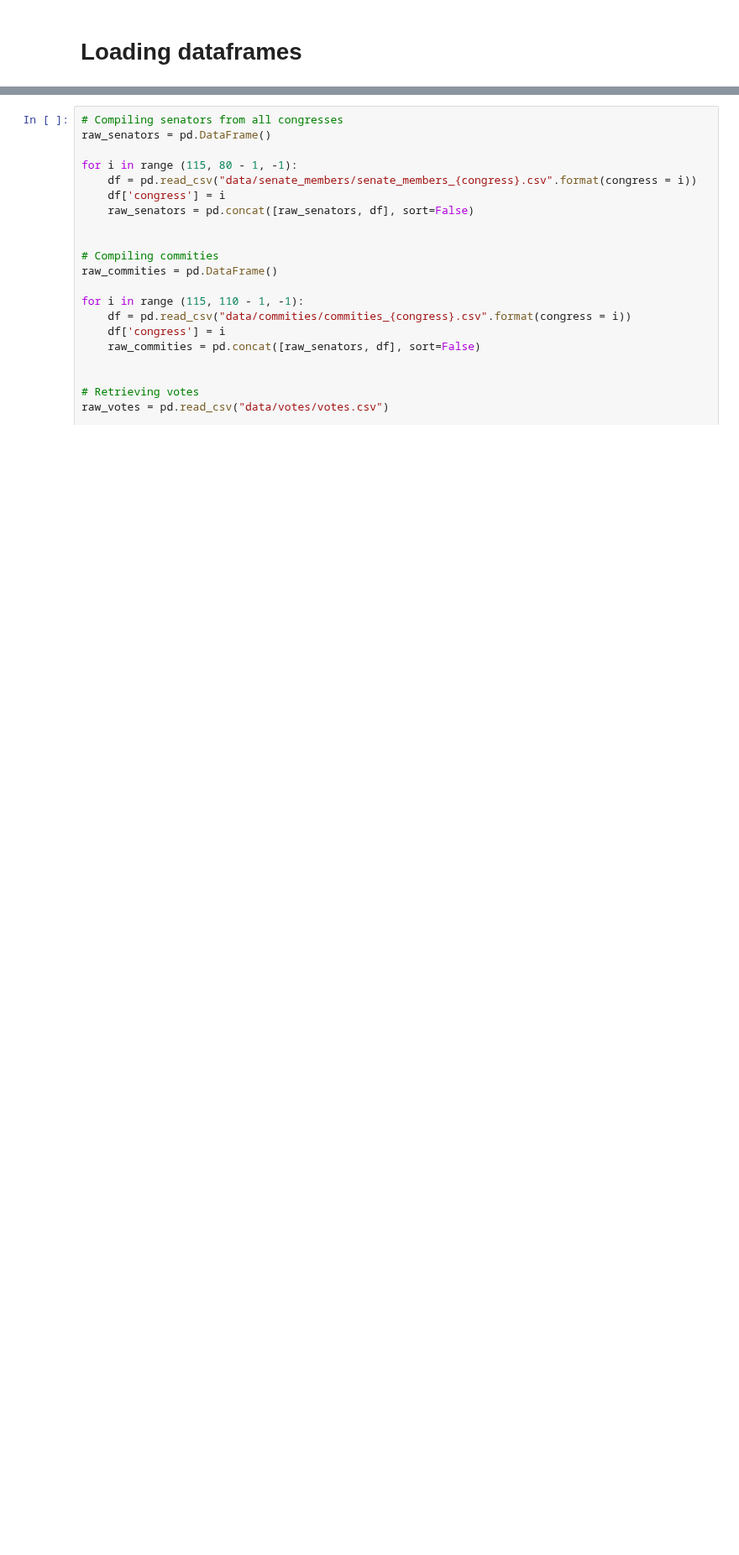
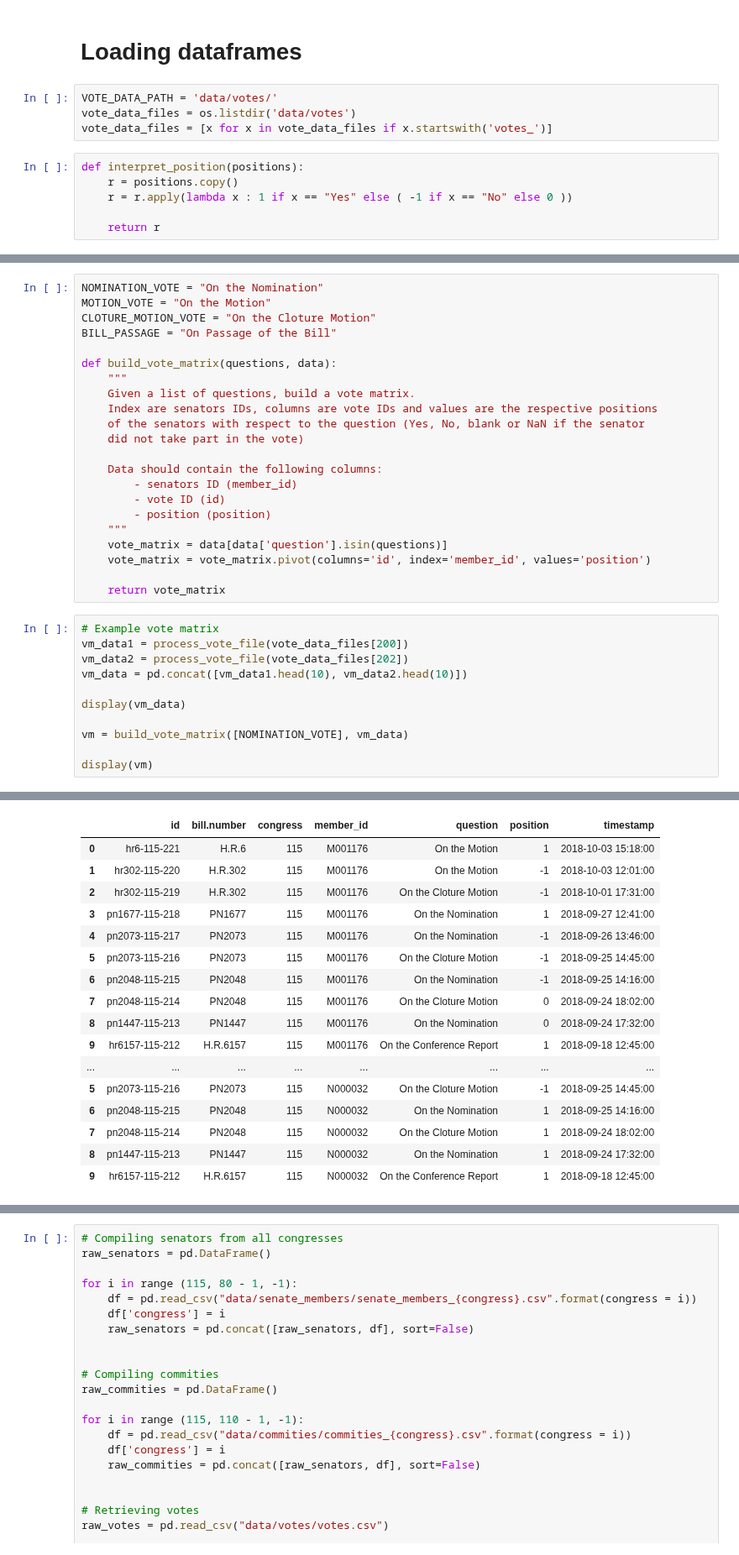
Before and after one commit to lkiel/US-Senators, a Jupyter notebook: Exploratory-Analysis.ipynb, the cells around one changed output, grey strips where cells are left out. Shown at 84% size. Saved outputs shown, nothing was run; the diff lists cells and outputs as text; blank space fills up the shorter version.

Commit message:
Implement vote data parsing, cleaning and vote matrix generation

```diff
--- a/Exploratory-Analysis.ipynb
+++ b/Exploratory-Analysis.ipynb
@@ -5,2 +7,12 @@ import matplotlib.pyplot as plt
 # %% [markdown]
 # Loading dataframes
+# %%
+VOTE_DATA_PATH = 'data/votes/'
+vote_data_files = os.listdir('data/votes')
+vote_data_files = [x for x in vote_data_files if x.startswith('votes_')]
+# %%
+def interpret_position(positions):
+    r = positions.copy()
+    r = r.apply(lambda x : 1 if x == "Yes" else ( -1 if x == "No" else 0 ))
+
+    return r
@@ -6,0 +50,34 @@ import matplotlib.pyplot as plt
+# %%
+NOMINATION_VOTE = "On the Nomination"
+MOTION_VOTE = "On the Motion"
+CLOTURE_MOTION_VOTE = "On the Cloture Motion"
+BILL_PASSAGE = "On Passage of the Bill"
+
+def build_vote_matrix(questions, data):
+    """
+    Given a list of questions, build a vote matrix.
+    Index are senators IDs, columns are vote IDs and values are the respective positions
+    of the senators with respect to the question (Yes, No, blank or NaN if the senator
+    did not take part in the vote)
+
+    Data should contain the following columns:
+        - senators ID (member_id)
+        - vote ID (id)
+        - position (position)
+    """
+    vote_matrix = data[data['question'].isin(questions)]
+    vote_matrix = vote_matrix.pivot(columns='id', index='member_id', values='position')
+
+    return vote_matrix
+# %%
+# Example vote matrix
+vm_data1 = process_vote_file(vote_data_files[200])
+vm_data2 = process_vote_file(vote_data_files[202])
+vm_data = pd.concat([vm_data1.head(10), vm_data2.head(10)])
+
+display(vm_data)
+
+vm = build_vote_matrix([NOMINATION_VOTE], vm_data)
+
+display(vm)
+# %% [output]
@@ -6,0 +86,17 @@ import matplotlib.pyplot as plt
+|  | id | bill.number | congress | member_id | question | position | timestamp |
+| 0 | hr6-115-221 | H.R.6 | 115 | M001176 | On the Motion | 1 | 2018-10-03 15:18:00 |
+| 1 | hr302-115-220 | H.R.302 | 115 | M001176 | On the Motion | -1 | 2018-10-03 12:01:00 |
+| 2 | hr302-115-219 | H.R.302 | 115 | M001176 | On the Cloture Motion | -1 | 2018-10-01 17:31:00 |
+| 3 | pn1677-115-218 | PN1677 | 115 | M001176 | On the Nomination | 1 | 2018-09-27 12:41:00 |
+| 4 | pn2073-115-217 | PN2073 | 115 | M001176 | On the Nomination | -1 | 2018-09-26 13:46:00 |
+| 5 | pn2073-115-216 | PN2073 | 115 | M001176 | On the Cloture Motion | -1 | 2018-09-25 14:45:00 |
+| 6 | pn2048-115-215 | PN2048 | 115 | M001176 | On the Nomination | -1 | 2018-09-25 14:16:00 |
+| 7 | pn2048-115-214 | PN2048 | 115 | M001176 | On the Cloture Motion | 0 | 2018-09-24 18:02:00 |
+| 8 | pn1447-115-213 | PN1447 | 115 | M001176 | On the Nomination | 0 | 2018-09-24 17:32:00 |
+| 9 | hr6157-115-212 | H.R.6157 | 115 | M001176 | On the Conference Report | 1 | 2018-09-18 12:45:00 |
+| ... | ... | ... | ... | ... | ... | ... | ... |
+| 5 | pn2073-115-216 | PN2073 | 115 | N000032 | On the Cloture Motion | -1 | 2018-09-25 14:45:00 |
+| 6 | pn2048-115-215 | PN2048 | 115 | N000032 | On the Nomination | 1 | 2018-09-25 14:16:00 |
+| 7 | pn2048-115-214 | PN2048 | 115 | N000032 | On the Cloture Motion | 1 | 2018-09-24 18:02:00 |
+| 8 | pn1447-115-213 | PN1447 | 115 | N000032 | On the Nomination | 1 | 2018-09-24 17:32:00 |
+| 9 | hr6157-115-212 | H.R.6157 | 115 | N000032 | On the Conference Report | 1 | 2018-09-18 12:45:00 |
```
Also changed, not shown: parts of 4 cells of this notebook.
